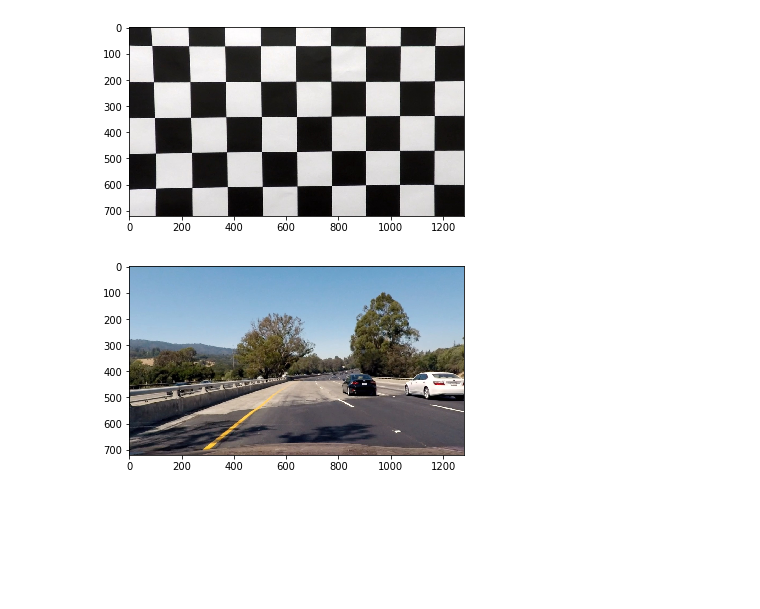
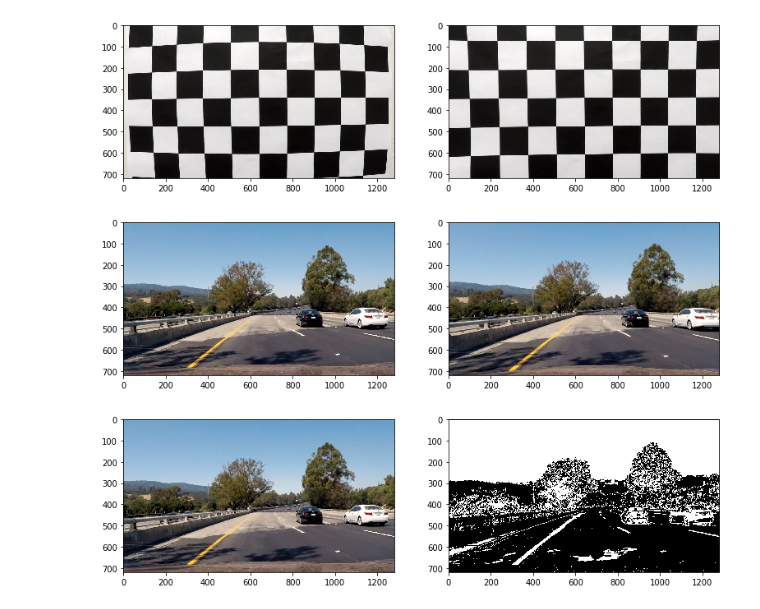
Before and after one commit to fiibbb/CarND-Advanced-Lane-Lines, a Jupyter notebook: Advanced-Lane-Lines.ipynb, the cells around one changed output. Cells and saved outputs as stored; diff of their text form; code cells hidden in the pictures; blank space fills up the shorter version.

```diff
--- a/Advanced-Lane-Lines.ipynb
+++ b/Advanced-Lane-Lines.ipynb
@@ -281,14 +313,36 @@ ll = LaneLine()
 # %%
 # Test calibration with chessboard image
-img = cv2.undistort(mpimg.imread('camera_cal/calibration1.jpg'), ll.mtx, ll.dist, None, ll.mtx)
-plt.imshow(img)
-plt.savefig('output_images/calibration1_undistorted.jpg')
+orig = mpimg.imread('camera_cal/calibration1.jpg')
+img = cv2.undistort(orig, ll.mtx, ll.dist, None, ll.mtx)
+fig = plt.figure(figsize = (13,4))
+plot = fig.add_subplot(1,2,1)
+plot.imshow(orig)
+plot = fig.add_subplot(1,2,2)
+plot.imshow(img)
+fig.savefig('output_images/calibration1_undistorted.jpg')
 # %% [output]
-[figure, old version]
+[figure, new version]
 # %%
 # Test calibration with test image
-img = cv2.undistort(mpimg.imread('test_images/test4.jpg'), ll.mtx, ll.dist, None, ll.mtx)
-plt.imshow(img)
+orig = mpimg.imread('test_images/test4.jpg')
+img = cv2.undistort(orig, ll.mtx, ll.dist, None, ll.mtx)
+fig = plt.figure(figsize = (13,4))
+plot = fig.add_subplot(1,2,1)
+plot.imshow(orig)
+plot = fig.add_subplot(1,2,2)
+plot.imshow(img)
 plt.savefig('output_images/test4_undistorted.jpg')
 # %% [output]
-[figure, old version]
+[figure, new version]
+# %%
+# Test thresholding image
+orig = mpimg.imread('test_images/test4.jpg')
+img = ll.thresh_img(orig)
+fig = plt.figure(figsize = (13,4))
+plot = fig.add_subplot(1,2,1)
+plot.imshow(orig)
+plot = fig.add_subplot(1,2,2)
+plot.imshow(img, cmap='gray')
+plt.savefig('output_images/test4_thresholded.jpg')
+# %% [output]
+[figure, added]
```
Also changed, not shown: parts of 6 cells of this notebook, 10 other files.
